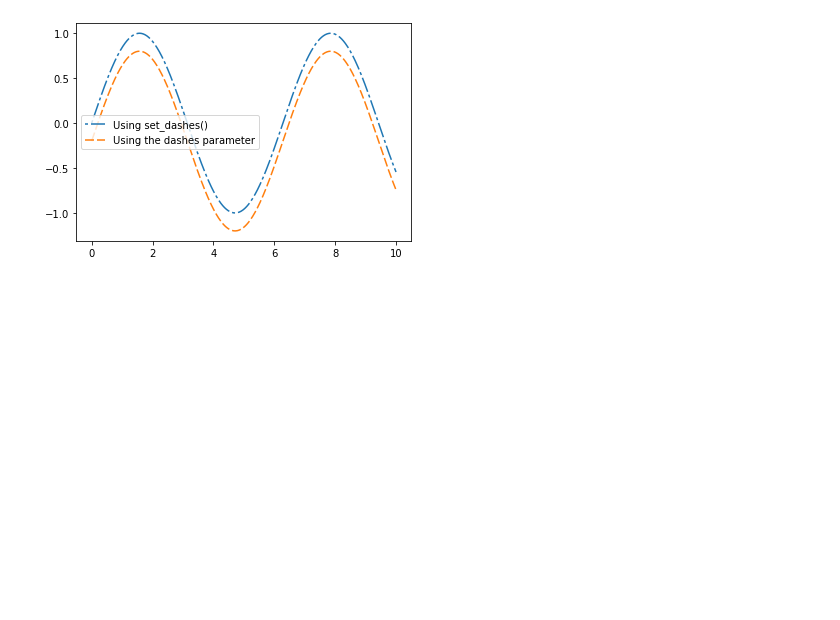
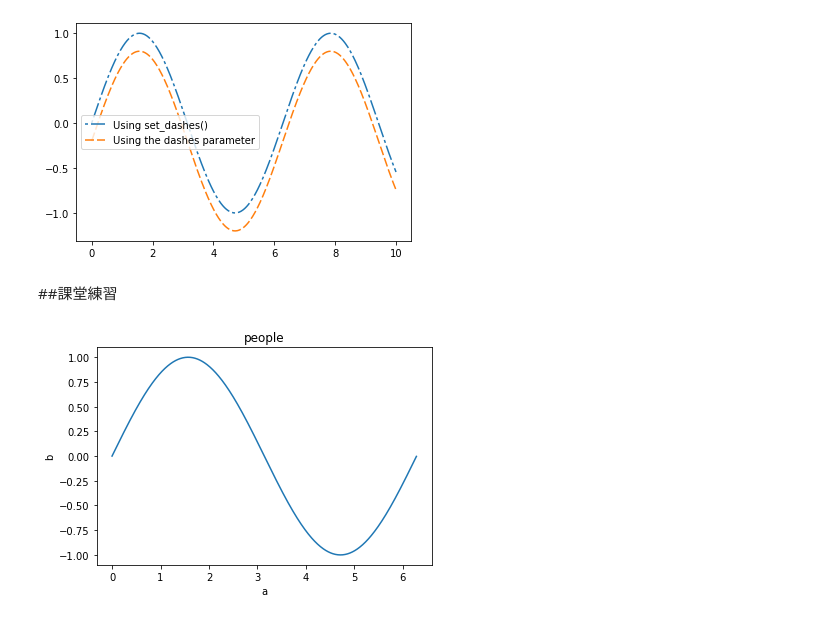
Before and after one commit to andrew267/AI-HOMEWORK, a Jupyter notebook: 第一份作業.ipynb, the cells around one changed output. Cells and saved outputs as stored; diff of their text form; code cells hidden in the pictures; blank space fills up the shorter version.

```diff
--- a/第一份作業.ipynb
+++ b/第一份作業.ipynb
@@ -165,3 +165,23 @@ ax.legend()
 plt.show()
 # %% [output]
 [figure]
+# %% [markdown]
+##課堂練習
+# %%
+import numpy as np
+import pylab as pl
+
+
+# 產生資料
+x = np.arange(0.0, 2.0*np.pi, 0.01)
+y = np.sin(x)
+
+#畫圖
+
+pl.plot(x,y)
+pl.xlabel('a')
+pl.ylabel('b')
+pl.title('people')
+pl.show()
+# %% [output]
+[figure, added]
```
Also changed, not shown: parts of 1 cell of this notebook.
